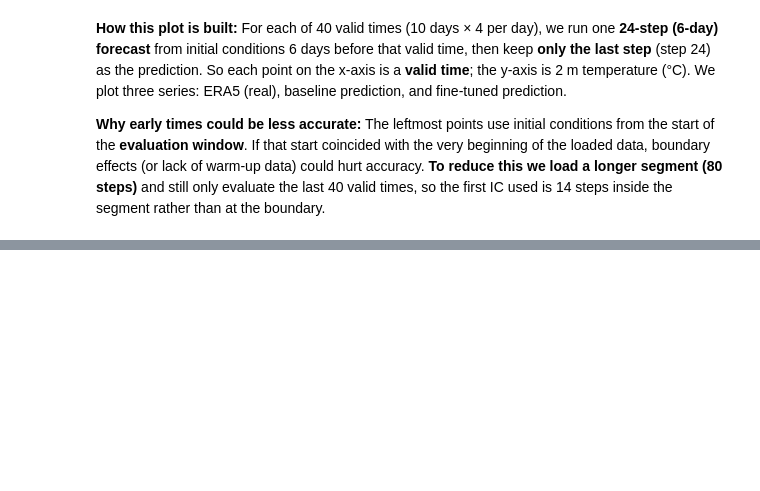
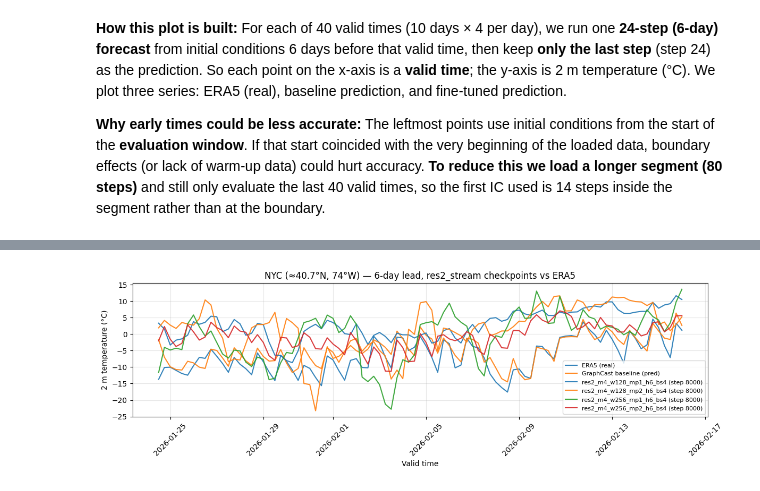
Before and after one commit to Reminguch/Weather_Global, a Jupyter notebook: scripts/demo.ipynb, the cells around one changed output, grey strips where cells are left out. Saved outputs shown, nothing was run; the diff lists cells and outputs as text; code cells hidden in the pictures; blank space fills up the shorter version.

```diff
--- a/scripts/demo.ipynb
+++ b/scripts/demo.ipynb
@@ -641,0 +641,90 @@ plt.show()
+# %%
+# NYC: 6-day lead — res2_stream checkpoints vs ERA5 (baseline GraphCast commented out)
+# Uses checkpoints from artifacts/checkpoints/graphcast_res2_stream (res2 models may be 2°; data is downsampled when needed).
+import matplotlib.pyplot as plt
+from graphcast import graphcast as graphcast_module
+
+
+RES2_CKPT_DIR = ROOT / "artifacts/checkpoints/graphcast_res2_stream"
+ckpt_paths = [
+    ROOT / "artifacts/checkpoints/graphcast_res2_stream/res2_m4_w128_mp1_h6_bs4/ckpt_step8000.npz",
+    ROOT / "artifacts/checkpoints/graphcast_res2_stream/res2_m4_w128_mp2_h6_bs4/ckpt_step8000.npz",
+    ROOT / "artifacts/checkpoints/graphcast_res2_stream/res2_m4_w256_mp1_h6_bs4/ckpt_step8000.npz",
+    ROOT / "artifacts/checkpoints/graphcast_res2_stream/res2_m4_w256_mp2_h6_bs4/ckpt_step8000.npz",
+]
+
+def _with_configs_ckpt(fn, model_config, task_config):
+    return functools.partial(fn, model_config=model_config, task_config=task_config)
+
+def _with_params_ckpt(fn, params, state):
+    return functools.partial(fn, params=params, state=state)
+
+res2_results = []  # list of (label, pred_nyc_celsius)
+
+# Sync all_times_nyc and real_nyc from ds_nyc so plot x-axis matches predictions
+n_pred = n_steps - start_target_idx
+all_times_nyc = ds_nyc["time"].values[start_target_idx:n_steps]
+_lat = int(np.argmin(np.abs(ds_nyc["lat"].values - LAT_NYC)))
+_lon = int(np.argmin(np.abs(ds_nyc["lon"].values - (360 - 74))))
+real_nyc = np.array([
+    float(ds_nyc["2m_temperature"].isel(time=ti, batch=0, lat=_lat, lon=_lon).values)
+    for ti in range(start_target_idx, n_steps)
+])
+if not hasattr(pred_baseline_nyc, "__len__") or len(pred_baseline_nyc) != n_pred:
+    pred_baseline_nyc = np.full(n_pred, np.nan)
+
+for ckpt_path in ckpt_paths:
+    with ckpt_path.open("rb") as f:
+        ckpt = checkpoint.load(f, graphcast.CheckPoint)
+    model_cfg = ckpt.model_config
+    task_cfg = ckpt.task_config
+    res = getattr(model_cfg, "resolution", 1.0)
+    stride = max(1, int(res))  # 1° -> 1, 2° -> 2
+    if stride > 1:
+        ds_res = ds_nyc.isel(lat=slice(0, None, stride), lon=slice(0, None, stride))
+    else:
+        ds_res = ds_nyc
+    lat_idx = int(np.argmin(np.abs(ds_res["lat"].values - LAT_NYC)))
+    lon_idx = int(np.argmin(np.abs(ds_res["lon"].values - (360 - 74))))
+    run_jitted = drop_state(_with_params_ckpt(jax.jit(_with_configs_ckpt(run_forward.apply, model_cfg, task_cfg)), ckpt.params, {}))
+    pred_nyc = []
+    for target_idx in range(start_target_idx, n_steps):
+        window = ds_res.isel(time=slice(target_idx - 25, target_idx + 1))
+        in_i, tgt_i, forc_i = data_utils.extract_inputs_targets_forcings(
+            window, target_lead_times=slice("6h", "144h"), **dataclasses.asdict(task_cfg)
+        )
+        for name in getattr(graphcast_module, "STATIC_VARS", ("geopotential_at_surface", "land_sea_mask")):
+            if name in in_i and "time" in in_i[name].dims:
+                in_i = in_i.assign({name: in_i[name].isel(time=0, drop=True)})
+        pred_i = rollout.chunked_prediction(
+            run_jitted, rng=jax.random.PRNGKey(target_idx + 2000 + len(res2_results)),
+            inputs=in_i, targets_template=tgt_i * np.nan, forcings=forc_i,
+        )
+        pred_nyc.append(float(pred_i["2m_temperature"].isel(time=-1, batch=0, lat=lat_idx, lon=lon_idx).values))
+    label = f"{ckpt_path.parent.name} (step {ckpt_path.stem.replace('ckpt_step', '')})"
+    res2_results.append((label, np.array(pred_nyc) - 273.15))
+
+# Ensure ERA5 and baseline are in Celsius (convert from K if still in Kelvin)
+real_nyc_plot = np.asarray(real_nyc)
+if real_nyc_plot.size > 0 and np.median(real_nyc_plot) > 200:
+    real_nyc_plot = real_nyc_plot - 273.15
+pred_baseline_nyc_plot = np.asarray(pred_baseline_nyc)
+if pred_baseline_nyc_plot.size > 0 and np.median(pred_baseline_nyc_plot) > 200:
+    pred_baseline_nyc_plot = pred_baseline_nyc_plot - 273.15
+
+fig, ax = plt.subplots(figsize=(12, 4))
+ax.plot(all_times_nyc, real_nyc_plot, label="ERA5 (real)", color="C0", alpha=0.9)
+ax.plot(all_times_nyc, pred_baseline_nyc_plot, label="GraphCast baseline (pred)", color="C1", alpha=0.9)
+for i, (label, pred_nyc) in enumerate(res2_results):
+    ax.plot(all_times_nyc, pred_nyc, label=label, alpha=0.9)
+ax.set_ylabel("2 m temperature (°C)")
+ax.set_xlabel("Valid time")
+ax.set_title(f"NYC (≈40.7°N, 74°W) — 6-day lead, res2_stream checkpoints vs ERA5")
+ax.legend(loc="best", fontsize=8)
+ax.grid(True, alpha=0.3)
+plt.xticks(rotation=45)
+plt.tight_layout()
+plt.show()
+if not res2_results:
+    print("No ckpt_*.npz found under", RES2_CKPT_DIR)
+# %% [output]
@@ -641,0 +735 @@ plt.show()
+[figure, added]
```
Also changed, not shown: parts of 8 cells of this notebook, 13 other files.
